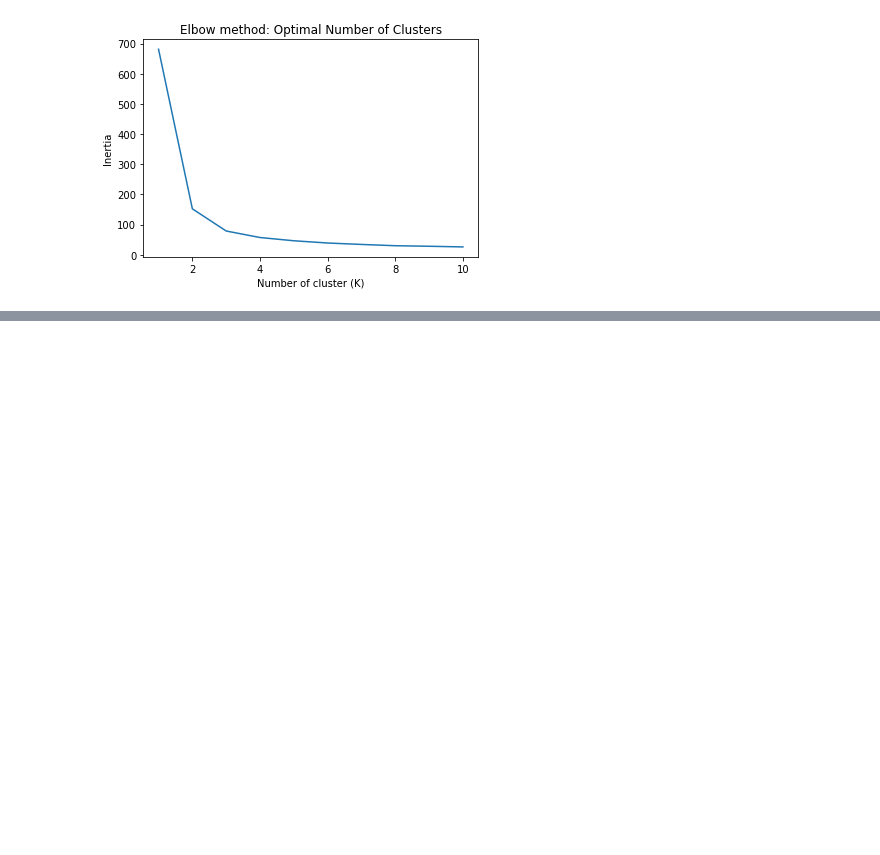
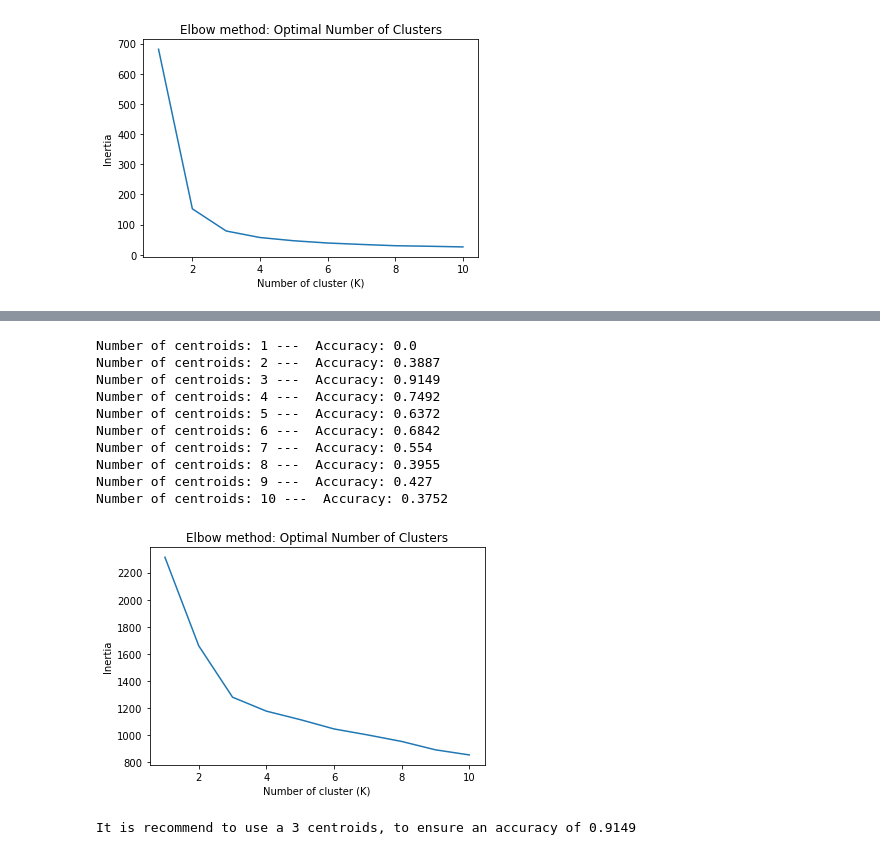
Before and after one commit to alejandrodf1/Machine-learning-fundamentals, a Jupyter notebook: notebooks/4-alejandro-kmeans-iris_dataset.ipynb, the cells around one changed output, grey strips where cells are left out. Cells and saved outputs as stored; diff of their text form; code cells hidden in the pictures; blank space fills up the shorter version.

```diff
--- a/notebooks/4-alejandro-kmeans-iris_dataset.ipynb
+++ b/notebooks/4-alejandro-kmeans-iris_dataset.ipynb
@@ -62,0 +112,3 @@ Text(0, 0.5, 'Inertia')
+# %%
+wines = datasets.load_wine()
+wines
@@ -62,0 +133,31 @@ Text(0, 0.5, 'Inertia')
+# %%
+X_wines = wines.data
+Y_wines = wines.target
+# %%
+##standarization
+from sklearn.preprocessing import StandardScaler
+scaler = StandardScaler()
+scaler.fit(X_wines)
+x_scaled = scaler.transform(X_wines)
+# %%
+x = pd.DataFrame(x_scaled, columns=['alcohol', 'malic_acid', 'ash', 'alcalinity_of_ash', 'magnesium',
+                                     'total_phenols', 'flavanoids', 'nonflavanoid_phenols',
+                                     'proanthocyanins', 'color_intensity', 'hue',
+                                     'od280/od315_of_diluted_wines', 'proline'])
+y = pd.DataFrame(Y_wines, columns=['target'])
+# %%
+#To select the number of centroids
+elbow_k(x, Y_wines)
+# %% [output]
+Number of centroids: 1 ---  Accuracy: 0.0
+Number of centroids: 2 ---  Accuracy: 0.3887
+Number of centroids: 3 ---  Accuracy: 0.9149
+Number of centroids: 4 ---  Accuracy: 0.7492
+Number of centroids: 5 ---  Accuracy: 0.6372
+Number of centroids: 6 ---  Accuracy: 0.6842
+Number of centroids: 7 ---  Accuracy: 0.554
+Number of centroids: 8 ---  Accuracy: 0.3955
+Number of centroids: 9 ---  Accuracy: 0.427
+Number of centroids: 10 ---  Accuracy: 0.3752
+[figure, added]
+It is recommend to use a 3 centroids, to ensure an accuracy of 0.9149
```
Also changed, not shown: parts of 12 cells of this notebook.
